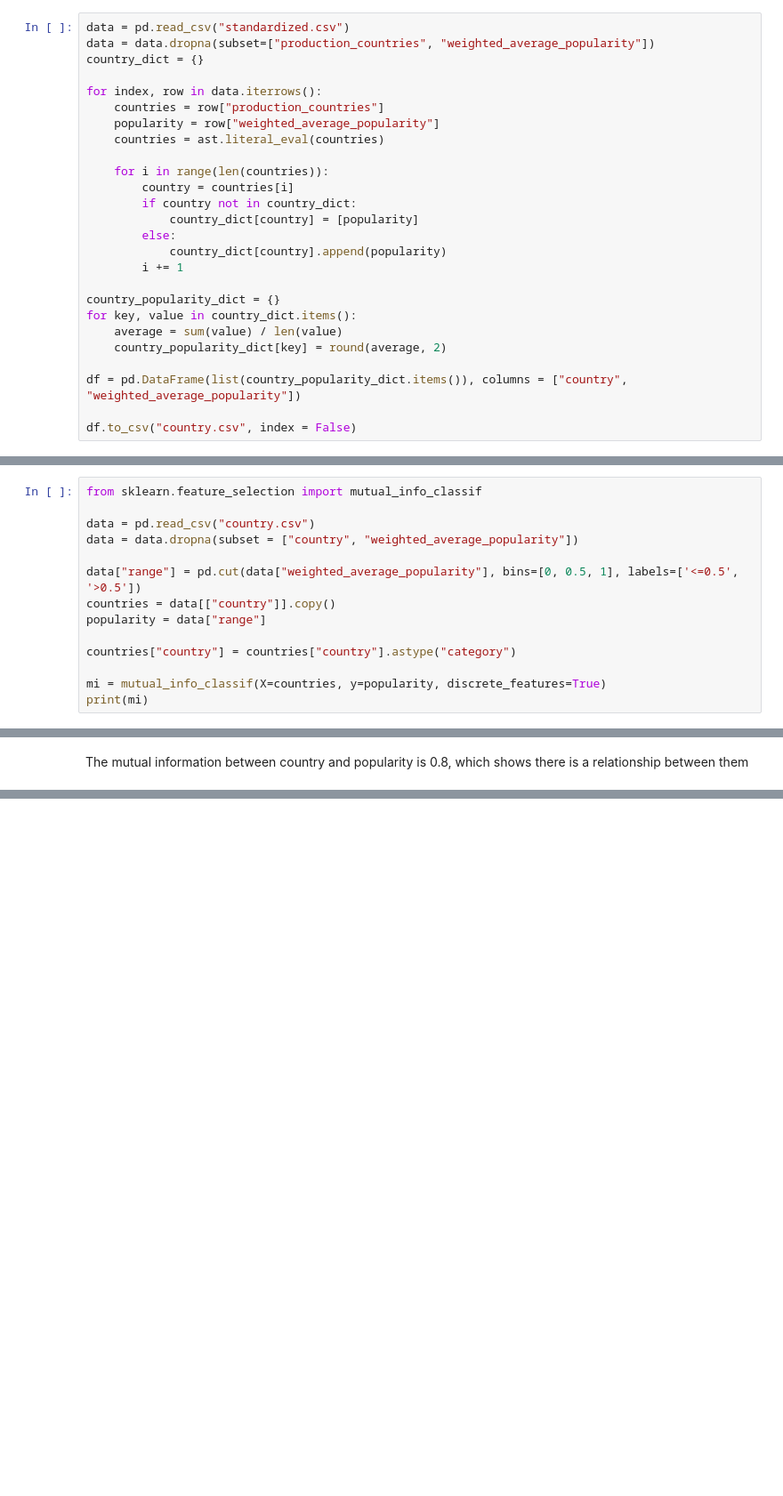
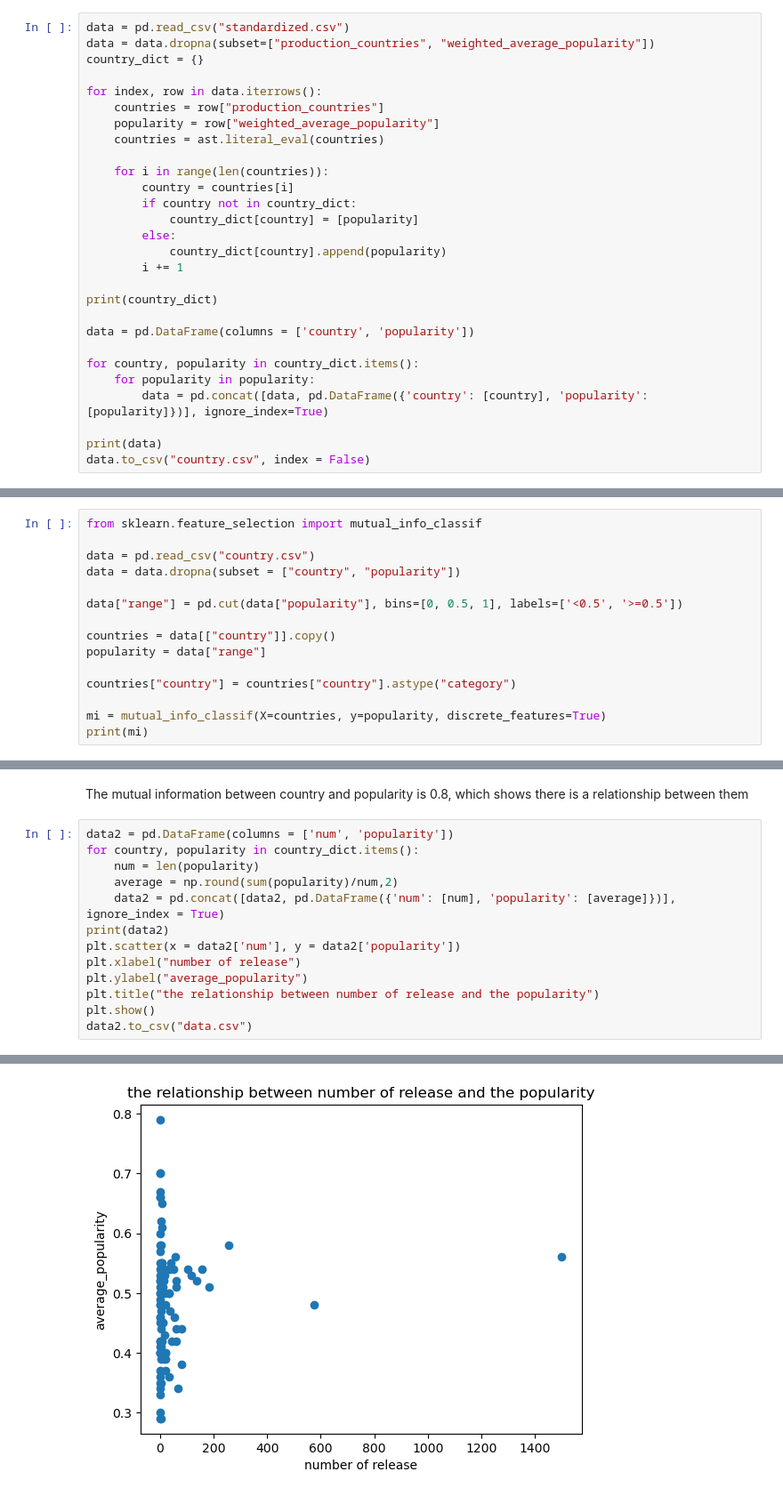
Before and after one commit to XiaoyingChen924/Movie_Popularity_Analysis, a Jupyter notebook: country.ipynb, the cells around one changed output, grey strips where cells are left out. Shown at 89% size. Cells and saved outputs as stored; diff of their text form; blank space fills up the shorter version.

```diff
--- a/country.ipynb
+++ b/country.ipynb
@@ -26,12 +23,14 @@ for index, row in data.iterrows():
             country_dict[country].append(popularity)
         i += 1
 
-country_popularity_dict = {}
-for key, value in country_dict.items():
-    average = sum(value) / len(value)
-    country_popularity_dict[key] = round(average, 2)
+print(country_dict)
 
-df = pd.DataFrame(list(country_popularity_dict.items()), columns = ["country", "weighted_average_popularity"])
+data = pd.DataFrame(columns = ['country', 'popularity'])
 
-df.to_csv("country.csv", index = False)
+for country, popularity in country_dict.items():
+    for popularity in popularity:
+        data = pd.concat([data, pd.DataFrame({'country': [country], 'popularity': [popularity]})], ignore_index=True)
+
+print(data)
+data.to_csv("country.csv", index = False)
 # %% [output]
@@ -40,9 +55,10 @@ Error:
 from sklearn.feature_selection import mutual_info_classif
 
 data = pd.read_csv("country.csv")
-data = data.dropna(subset = ["country", "weighted_average_popularity"])
+data = data.dropna(subset = ["country", "popularity"])
 
-data["range"] = pd.cut(data["weighted_average_popularity"], bins=[0, 0.5, 1], labels=['<=0.5', '>0.5'])
+data["range"] = pd.cut(data["popularity"], bins=[0, 0.5, 1], labels=['<0.5', '>=0.5'])
+
 countries = data[["country"]].copy()
 popularity = data["range"]
 
@@ -55,2 +71,16 @@ Error:
 # %% [markdown]
 The mutual information between country and popularity is 0.8, which shows there is a relationship between them
+# %%
+data2 = pd.DataFrame(columns = ['num', 'popularity'])
+for country, popularity in country_dict.items():
+    num = len(popularity)
+    average = np.round(sum(popularity)/num,2)
+    data2 = pd.concat([data2, pd.DataFrame({'num': [num], 'popularity': [average]})], ignore_index = True)
+print(data2)
+plt.scatter(x = data2['num'], y = data2['popularity'])
+plt.xlabel("number of release")
+plt.ylabel("average_popularity")
+plt.title("the relationship between number of release and the popularity")
+plt.show()
+data2.to_csv("data.csv")
+# %% [output]
@@ -56,0 +101 @@ The mutual information between country and popularity is 0.8, which shows there
+[figure, added]
```
Also changed, not shown: parts of 6 cells of this notebook, 1 other file.
